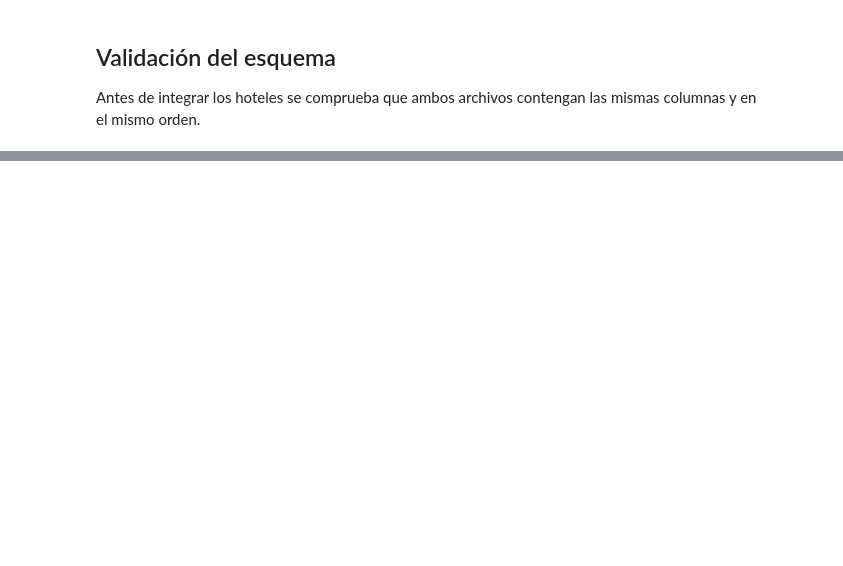
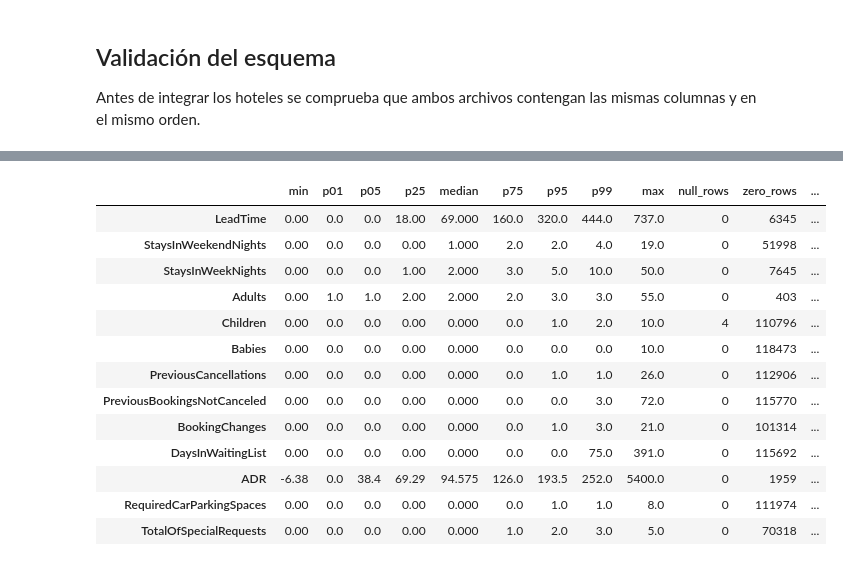
Before and after one commit to Lithium582/Obligatorio2026, a Jupyter notebook: notebooks/02_eda.ipynb, the cells around one changed output, grey strips where cells are left out. Cells and saved outputs as stored; diff of their text form; code cells hidden in the pictures; blank space fills up the shorter version.

```diff
--- a/notebooks/02_eda.ipynb
+++ b/notebooks/02_eda.ipynb
@@ -93,0 +573,20 @@ En la siguiente iteración se agregará el identificador del hotel, se integrar
+# %%
+binary_columns = ["IsCanceled", "IsRepeatedGuest"]
+calendar_columns = [
+    "ArrivalDateYear", "ArrivalDateMonth",
+    "ArrivalDateWeekNumber", "ArrivalDateDayOfMonth",
+]
+identifier_columns = ["Agent", "Company"]
+numeric_analysis_columns = [
+    "LeadTime", "StaysInWeekendNights", "StaysInWeekNights",
+    "Adults", "Children", "Babies",
+    "PreviousCancellations", "PreviousBookingsNotCanceled",
+    "BookingChanges", "DaysInWaitingList", "ADR",
+    "RequiredCarParkingSpaces", "TotalOfSpecialRequests",
+]
+
+missing_numeric_columns = sorted(
+    set(numeric_analysis_columns) - set(bookings_df.columns)
+)
+if missing_numeric_columns:
+    raise ValueError(f"Faltan columnas esperadas: {missing_numeric_columns}")
@@ -93,0 +597,36 @@ En la siguiente iteración se agregará el identificador del hotel, se integrar
+# %%
+numeric_data = bookings_df[numeric_analysis_columns]
+percentiles = numeric_data.quantile(
+    [0.00, 0.01, 0.05, 0.25, 0.50, 0.75, 0.95, 0.99, 1.00]
+).T
+percentiles.columns = [
+    "min", "p01", "p05", "p25", "median",
+    "p75", "p95", "p99", "max",
+]
+numeric_ranges_summary = percentiles.assign(
+    null_rows=numeric_data.isna().sum(),
+    zero_rows=numeric_data.eq(0).sum(),
+    negative_rows=numeric_data.lt(0).sum(),
+)
+numeric_ranges_summary["zero_percentage"] = (
+    numeric_ranges_summary["zero_rows"] / len(bookings_df) * 100
+)
+numeric_ranges_summary["negative_percentage"] = (
+    numeric_ranges_summary["negative_rows"] / len(bookings_df) * 100
+)
+display(numeric_ranges_summary.round(3))
+# %% [output]
+|  | min | p01 | p05 | p25 | median | p75 | p95 | p99 | max | null_rows | zero_rows | ... |
+| LeadTime | 0.00 | 0.0 | 0.0 | 18.00 | 69.000 | 160.0 | 320.0 | 444.0 | 737.0 | 0 | 6345 | ... |
+| StaysInWeekendNights | 0.00 | 0.0 | 0.0 | 0.00 | 1.000 | 2.0 | 2.0 | 4.0 | 19.0 | 0 | 51998 | ... |
+| StaysInWeekNights | 0.00 | 0.0 | 0.0 | 1.00 | 2.000 | 3.0 | 5.0 | 10.0 | 50.0 | 0 | 7645 | ... |
+| Adults | 0.00 | 1.0 | 1.0 | 2.00 | 2.000 | 2.0 | 3.0 | 3.0 | 55.0 | 0 | 403 | ... |
+| Children | 0.00 | 0.0 | 0.0 | 0.00 | 0.000 | 0.0 | 1.0 | 2.0 | 10.0 | 4 | 110796 | ... |
+| Babies | 0.00 | 0.0 | 0.0 | 0.00 | 0.000 | 0.0 | 0.0 | 0.0 | 10.0 | 0 | 118473 | ... |
+| PreviousCancellations | 0.00 | 0.0 | 0.0 | 0.00 | 0.000 | 0.0 | 1.0 | 1.0 | 26.0 | 0 | 112906 | ... |
+| PreviousBookingsNotCanceled | 0.00 | 0.0 | 0.0 | 0.00 | 0.000 | 0.0 | 0.0 | 3.0 | 72.0 | 0 | 115770 | ... |
+| BookingChanges | 0.00 | 0.0 | 0.0 | 0.00 | 0.000 | 0.0 | 1.0 | 3.0 | 21.0 | 0 | 101314 | ... |
+| DaysInWaitingList | 0.00 | 0.0 | 0.0 | 0.00 | 0.000 | 0.0 | 0.0 | 75.0 | 391.0 | 0 | 115692 | ... |
+| ADR | -6.38 | 0.0 | 38.4 | 69.29 | 94.575 | 126.0 | 193.5 | 252.0 | 5400.0 | 0 | 1959 | ... |
+| RequiredCarParkingSpaces | 0.00 | 0.0 | 0.0 | 0.00 | 0.000 | 0.0 | 1.0 | 1.0 | 8.0 | 0 | 111974 | ... |
+| TotalOfSpecialRequests | 0.00 | 0.0 | 0.0 | 0.00 | 0.000 | 1.0 | 2.0 | 3.0 | 5.0 | 0 | 70318 | ... |
```
Also changed, not shown: parts of 74 cells of this notebook.
